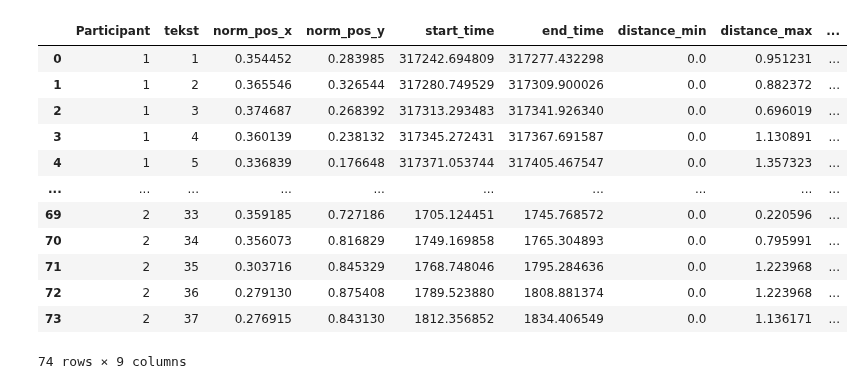
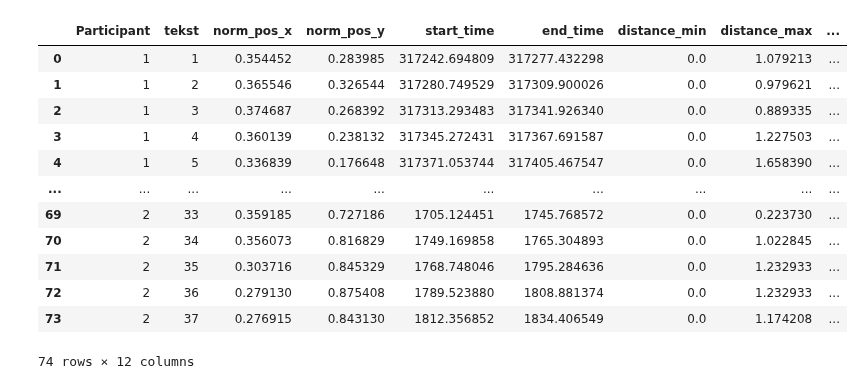
Before and after one commit to hse-scila/EyeFeatures, a Jupyter notebook: eyetracking/preprocessing/test_preprocessing.ipynb, the cells around one changed output. Saved outputs shown, nothing was run; the diff lists cells and outputs as text; code cells hidden in the pictures.

```diff
--- a/eyetracking/preprocessing/test_preprocessing.ipynb
+++ b/eyetracking/preprocessing/test_preprocessing.ipynb
@@ -76,20 +82,20 @@ plt.plot(idt_data.duration)
 # %%
-ihmm = IHMM(x=x, y=y, t=t, pk=['Participant', 'tekst'], fix2sac=0.01, sac2fix=0.01, distrib_params='auto',
-            distance='chebyshev')
+ihmm = IHMM(x=x, y=y, t=t, pk=['Participant', 'tekst'], fix2sac=0.5, sac2fix=0.5, distrib_params='auto',
+            distance='euc')
 ihmm_data = ihmm.transform(data)
 ihmm_data
 # %% [output]
 |  | Participant | tekst | norm_pos_x | norm_pos_y | start_time | end_time | distance_min | distance_max | ... |
-| 0 | 1 | 1 | 0.354452 | 0.283985 | 317242.694809 | 317277.432298 | 0.0 | 0.951231 | ... |
-| 1 | 1 | 2 | 0.365546 | 0.326544 | 317280.749529 | 317309.900026 | 0.0 | 0.882372 | ... |
-| 2 | 1 | 3 | 0.374687 | 0.268392 | 317313.293483 | 317341.926340 | 0.0 | 0.696019 | ... |
-| 3 | 1 | 4 | 0.360139 | 0.238132 | 317345.272431 | 317367.691587 | 0.0 | 1.130891 | ... |
-| 4 | 1 | 5 | 0.336839 | 0.176648 | 317371.053744 | 317405.467547 | 0.0 | 1.357323 | ... |
+| 0 | 1 | 1 | 0.354452 | 0.283985 | 317242.694809 | 317277.432298 | 0.0 | 1.079213 | ... |
+| 1 | 1 | 2 | 0.365546 | 0.326544 | 317280.749529 | 317309.900026 | 0.0 | 0.979621 | ... |
+| 2 | 1 | 3 | 0.374687 | 0.268392 | 317313.293483 | 317341.926340 | 0.0 | 0.889335 | ... |
+| 3 | 1 | 4 | 0.360139 | 0.238132 | 317345.272431 | 317367.691587 | 0.0 | 1.227503 | ... |
+| 4 | 1 | 5 | 0.336839 | 0.176648 | 317371.053744 | 317405.467547 | 0.0 | 1.658390 | ... |
 | ... | ... | ... | ... | ... | ... | ... | ... | ... | ... |
-| 69 | 2 | 33 | 0.359185 | 0.727186 | 1705.124451 | 1745.768572 | 0.0 | 0.220596 | ... |
-| 70 | 2 | 34 | 0.356073 | 0.816829 | 1749.169858 | 1765.304893 | 0.0 | 0.795991 | ... |
-| 71 | 2 | 35 | 0.303716 | 0.845329 | 1768.748046 | 1795.284636 | 0.0 | 1.223968 | ... |
-| 72 | 2 | 36 | 0.279130 | 0.875408 | 1789.523880 | 1808.881374 | 0.0 | 1.223968 | ... |
-| 73 | 2 | 37 | 0.276915 | 0.843130 | 1812.356852 | 1834.406549 | 0.0 | 1.136171 | ... |
+| 69 | 2 | 33 | 0.359185 | 0.727186 | 1705.124451 | 1745.768572 | 0.0 | 0.223730 | ... |
+| 70 | 2 | 34 | 0.356073 | 0.816829 | 1749.169858 | 1765.304893 | 0.0 | 1.022845 | ... |
+| 71 | 2 | 35 | 0.303716 | 0.845329 | 1768.748046 | 1795.284636 | 0.0 | 1.232933 | ... |
+| 72 | 2 | 36 | 0.279130 | 0.875408 | 1789.523880 | 1808.881374 | 0.0 | 1.232933 | ... |
+| 73 | 2 | 37 | 0.276915 | 0.843130 | 1812.356852 | 1834.406549 | 0.0 | 1.174208 | ... |
-74 rows × 9 columns
+74 rows × 12 columns
 # %%
```
Also changed, not shown: parts of 9 cells of this notebook, 3 other files.
